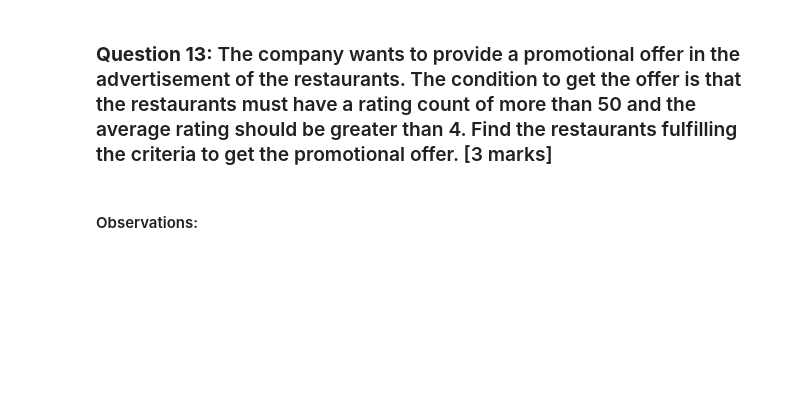
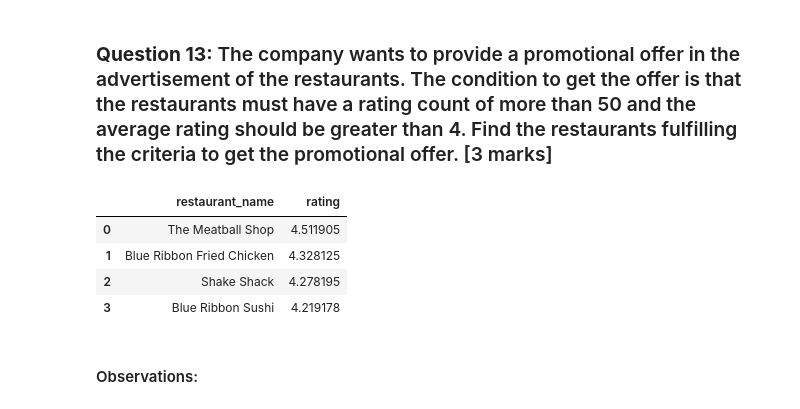
Before and after one commit to NotoriousGOR/learning, a Jupyter notebook: MachineLearningProgram/PythonFoundations/project/PYF_Project_LearnerNotebook_FullCode.ipynb, the cells around one changed output. Saved outputs shown, nothing was run; the diff lists cells and outputs as text; code cells hidden in the pictures; blank space fills up the shorter version.

```diff
--- a/MachineLearningProgram/PythonFoundations/project/PYF_Project_LearnerNotebook_FullCode.ipynb
+++ b/MachineLearningProgram/PythonFoundations/project/PYF_Project_LearnerNotebook_FullCode.ipynb
@@ -242,3 +265,35 @@ print((len(df) / len((df.loc[df["cost_of_the_order"] > 20]) * 100)))
+# %%
+# Filter the rated restaurants
+data = df[df["rating"] != "Not given"].copy()
+
+# Convert rating column from object to integer
+data["rating"] = data["rating"].astype("int")
+
+# Create a dataframe that contains the restaurant names with their rating counts
+rating_count = (
+    data.groupby(["restaurant_name"])["rating"]
+    .count()
+    .sort_values(ascending=False)
+    .reset_index()
+)
+
+# Get the restaurant names that have rating count more than 50
+rest_names = rating_count.loc[rating_count["rating"] > 50]["restaurant_name"]
+
+# Filter restaurants that are both in rest_names and original clone
+filtered_res = data.loc[data['restaurant_name'].isin(rest_names)]
+
+# group restaurants and average then sort and reset index to make it pretty
+final_data = filtered_res.groupby(['restaurant_name'])['rating'].mean().sort_values(ascending = False).reset_index()
+
+# ensure that the average is greater than 4
+final_data.loc[final_data["rating"] > 4]
+# %% [output]
+|  | restaurant_name | rating |
+| 0 | The Meatball Shop | 4.511905 |
+| 1 | Blue Ribbon Fried Chicken | 4.328125 |
+| 2 | Shake Shack | 4.278195 |
+| 3 | Blue Ribbon Sushi | 4.219178 |
 # %% [markdown]
 #### Observations:
 # %% [markdown]
```
Also changed, not shown: parts of 21 cells of this notebook.
